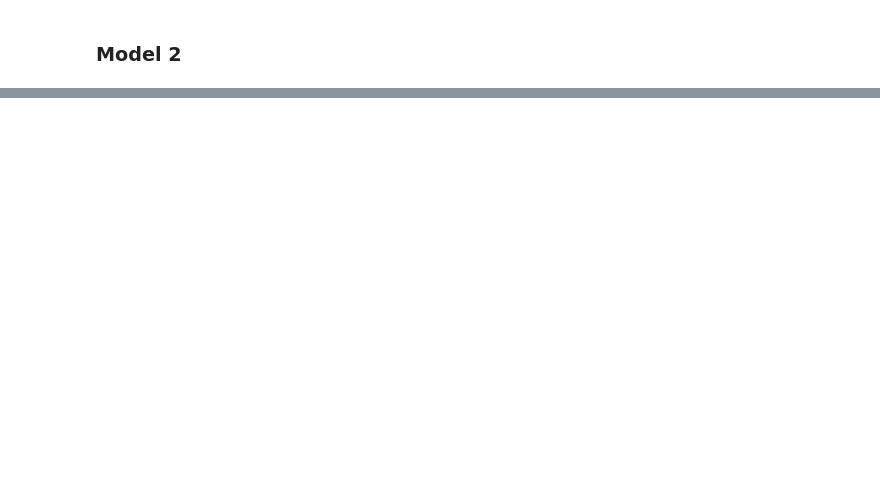
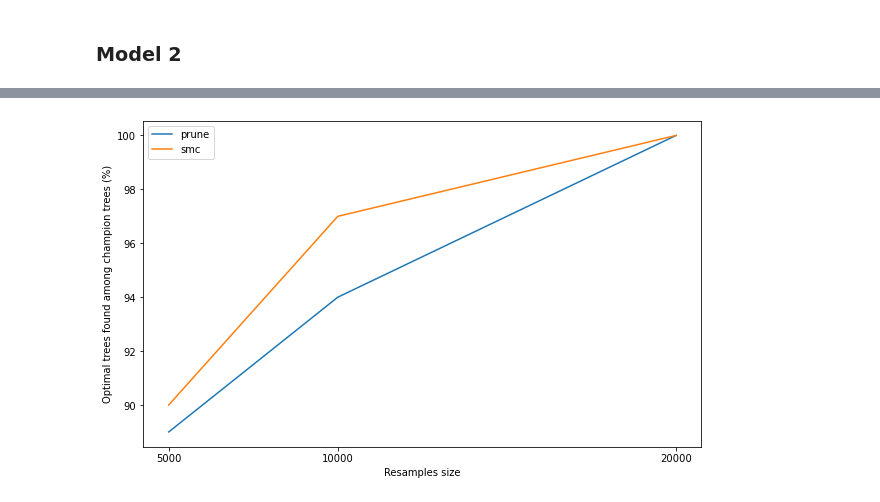
Before and after one commit to neuromat/smallest_maximizer_criterion, a Jupyter notebook: examples/notebooks/simulations/Comparison - Optimal tree occurrence 2.ipynb, the cells around one changed output, grey strips where cells are left out. Saved outputs shown, nothing was run; the diff lists cells and outputs as text; code cells hidden in the pictures; blank space fills up the shorter version.

```diff
--- a/examples/notebooks/simulations/Comparison - Optimal tree occurrence 2.ipynb
+++ b/examples/notebooks/simulations/Comparison - Optimal tree occurrence 2.ipynb
@@ -75,3 +80,7 @@ plot_model(model1)
+# %%
+plot_model(model2, methods)
+# %% [output]
+[figure, added]
 # %%
 def correct_found_num(model_name, sz):
     def correct_found_num2(method):
```
Also changed, not shown: parts of 8 cells of this notebook, 17 other files.
